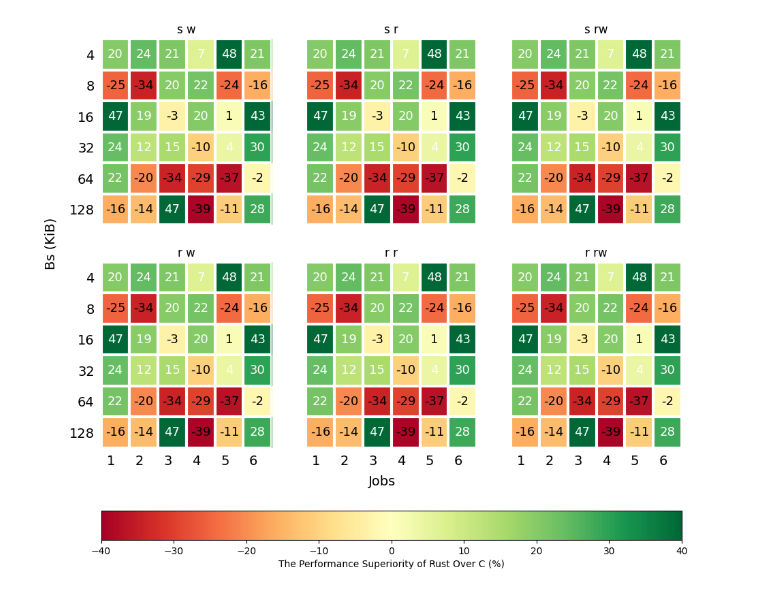
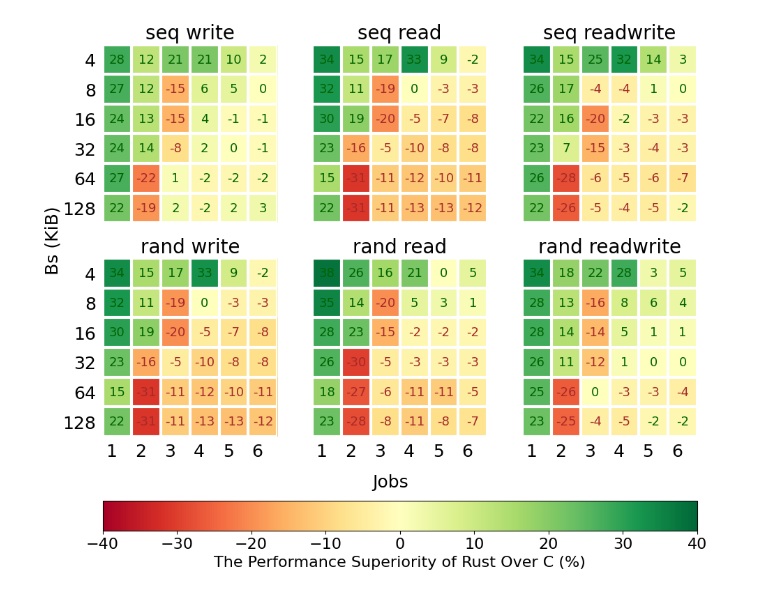
Before and after one commit to Richardhongyu/rfl_empirical_tools, a Jupyter notebook: figures_ppt/figure5.ipynb, the cells around one changed output. Saved outputs shown, nothing was run; the diff lists cells and outputs as text; code cells hidden in the pictures.

Commit message:
update fig5 and numpy array

```diff
--- a/figures_ppt/figure5.ipynb
+++ b/figures_ppt/figure5.ipynb
@@ -8,12 +8,13 @@ from matplotlib import colors
 
 np.random.seed(19680801)
 data1 = np.random.rand(6,6) * 100 - 50
+data = np.load("out_np_1_10.npy").T
 bs = [4,8,16,32,64,128]
 jobs = [1,2,3,4,5,6]
-title = np.array(['s w', 's r', 's rw', 'r w', 'r r', 'r rw']).reshape(2,3)
+title = np.array(['seq write', 'seq read', 'seq readwrite', 'rand write', 'rand read', 'rand readwrite']).reshape(2,3)
 label_font_conf = {
     # "weight": "bold",
-    "size": "14"
+    "size": "18"
 }
 
 def heatmap(data, row_labels, col_labels, ax=None,
@@ -126,37 +127,40 @@ def annotate_heatmap(im, data=None, valfmt="{x:.2f}",
         valfmt = matplotlib.ticker.StrMethodFormatter(valfmt)
 
     # Loop over the data and create a `Text` for each "pixel".
     # Change the text's color depending on the data.
     texts = []
     for i in range(data.shape[0]):
         for j in range(data.shape[1]):
             kw.update(color=textcolors[int(im.norm(data[i, j]) > threshold)])
             text = im.axes.text(j, i, valfmt(data[i, j], None), **kw)
             texts.append(text)
 
     return texts
 
 fig, axs = plt.subplots(2,3,figsize=(11,10),dpi=100)
-fig.supylabel("Bs (KiB)", x=0.05, y=0.22+0.36, **label_font_conf)
-fig.supxlabel("Jobs", x=0.5, y=0.22, **label_font_conf)
+jobs_y = 0.24
+fig.supylabel("Bs (KiB)", x=0.05, y=jobs_y+0.36, **label_font_conf)
+fig.supxlabel("Jobs", x=0.5, y=jobs_y, **label_font_conf)
 
 images = []
 for i in range(2):
     for j in range(3):
-        im, cbar = heatmap(data1, bs, jobs, ax=axs[i,j], cmap="RdYlGn", aspect='auto', vmin=-40, vmax=40)
+        im, cbar = heatmap(data[(i + 1) * (j + 1) - 1].reshape(6,6), bs, jobs, ax=axs[i,j], cmap="RdYlGn", aspect='auto', vmin=-40, vmax=40)
         images.append(im)
-        texts = annotate_heatmap(im, valfmt="{x:.0f}", fontsize=13)
+        texts = annotate_heatmap(im, valfmt="{x:.0f}", fontsize=13, textcolors=("#A52A2A", "darkgreen"))
         axs[i, j].label_outer()
-        axs[i, j].set_title(title[i, j])
+        axs[i, j].set_title(title[i, j], fontsize=20)
 
 # 自适应创建colorbar的范围
 # vmin = min(image.get_array().min() for image in images)
 # vmax = max(image.get_array().max() for image in images)
 # norm = colors.Normalize(vmin=vmin, vmax=vmax)
 # for im in images:
 #     im.set_norm(norm)
 
-fig.colorbar(images[0], ax=axs, orientation='horizontal', fraction=.1, label="The Performance Superiority of Rust Over C (%)", pad=0.12)
+cbar = fig.colorbar(images[0], ax=axs, orientation='horizontal', pad=0.12)
+cbar.ax.tick_params(labelsize=16)
+cbar.set_label("The Performance Superiority of Rust Over C (%)", size=16)
 plt.savefig("./figure5.pdf", bbox_inches="tight")
 # %% [output]
-[figure, old version]
+[figure, new version]
```
Also changed, not shown: 3 other files.
